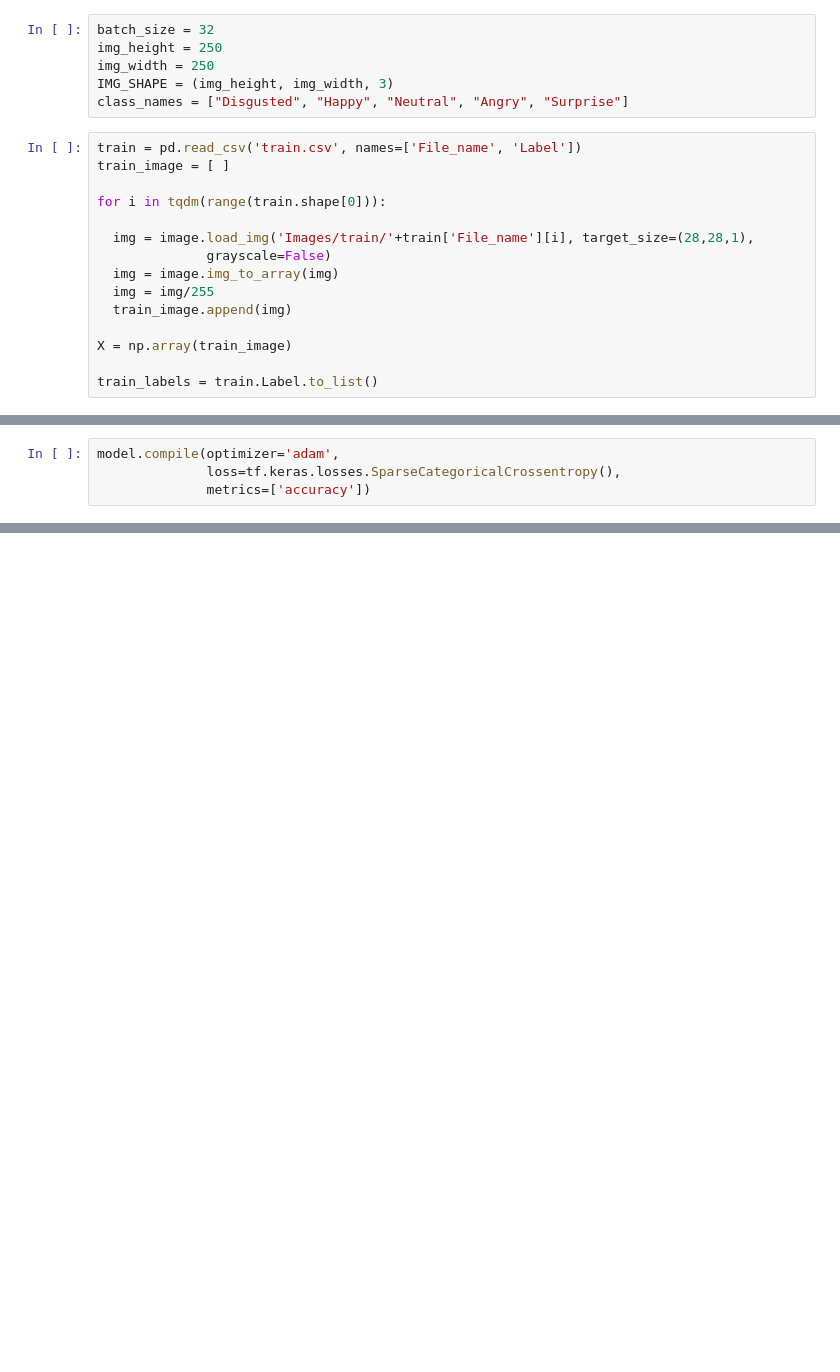
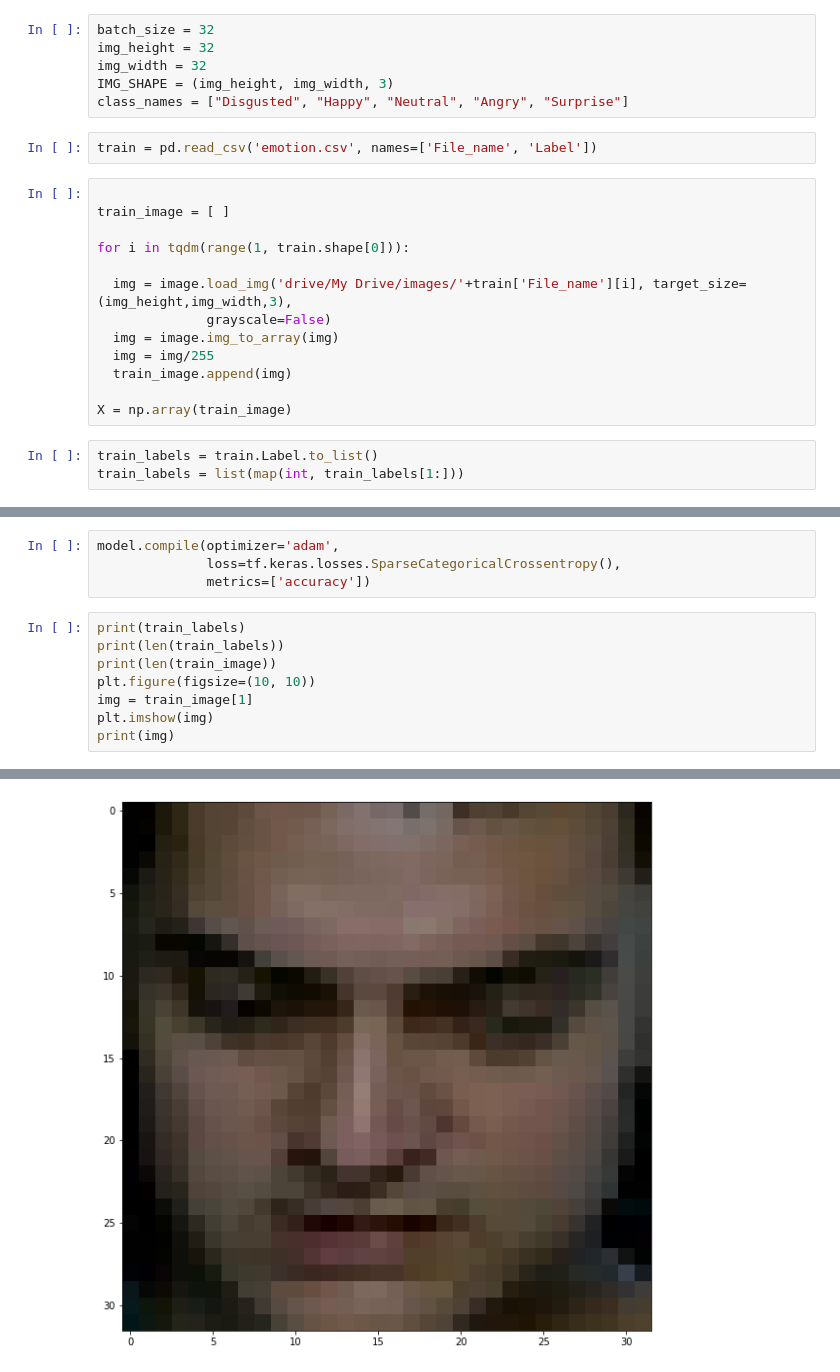
Before and after one commit to EmoChat/EmoChat, a Jupyter notebook: EmoChat.ipynb, the cells around one changed output, grey strips where cells are left out. Drawn from its saved outputs; the diff is of its cells as text; blank space fills up the shorter version.

```diff
--- a/EmoChat.ipynb
+++ b/EmoChat.ipynb
@@ -21,25 +22,28 @@ logger = tf.get_logger()
 logger.setLevel(logging.ERROR)
 # %%
 batch_size = 32
-img_height = 250
-img_width = 250
+img_height = 32
+img_width = 32
 IMG_SHAPE = (img_height, img_width, 3)
 class_names = ["Disgusted", "Happy", "Neutral", "Angry", "Surprise"]
+# %%
+train = pd.read_csv('emotion.csv', names=['File_name', 'Label'])
 # %%
-train = pd.read_csv('train.csv', names=['File_name', 'Label'])
+
 train_image = [ ]
 
-for i in tqdm(range(train.shape[0])):
+for i in tqdm(range(1, train.shape[0])):
 
-  img = image.load_img('Images/train/'+train['File_name'][i], target_size=(28,28,1),
+  img = image.load_img('drive/My Drive/images/'+train['File_name'][i], target_size=(img_height,img_width,3),
               grayscale=False)
   img = image.img_to_array(img)
   img = img/255
   train_image.append(img)
 
 X = np.array(train_image)
-
-train_labels = train.Label.to_list()
+# %%
+train_labels = train.Label.to_list()
+train_labels = list(map(int, train_labels[1:]))
 # %%
 VGG_model = tf.keras.applications.VGG16(input_shape=IMG_SHAPE,
                                                include_top=False,
@@ -60,3 +63,12 @@ model.add(tf.keras.layers.Dense(5, activation='softmax'))
 model.compile(optimizer='adam',
               loss=tf.keras.losses.SparseCategoricalCrossentropy(),
               metrics=['accuracy'])
+# %%
+print(train_labels)
+print(len(train_labels))
+print(len(train_image))
+plt.figure(figsize=(10, 10))
+img = train_image[1]
+plt.imshow(img)
+print(img)
+# %% [output]
@@ -62,0 +92 @@ model.compile(optimizer='adam',
+[figure, added]
```
Also changed, not shown: parts of 5 cells of this notebook.
